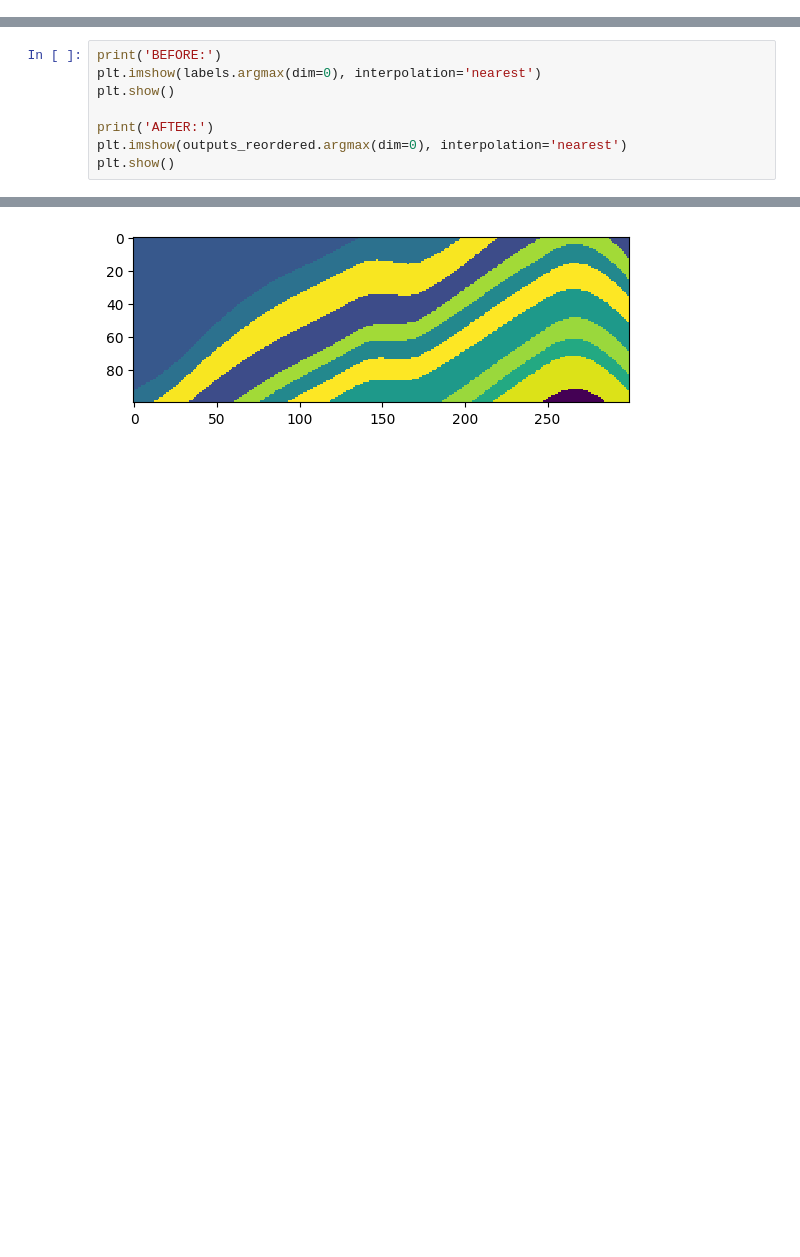
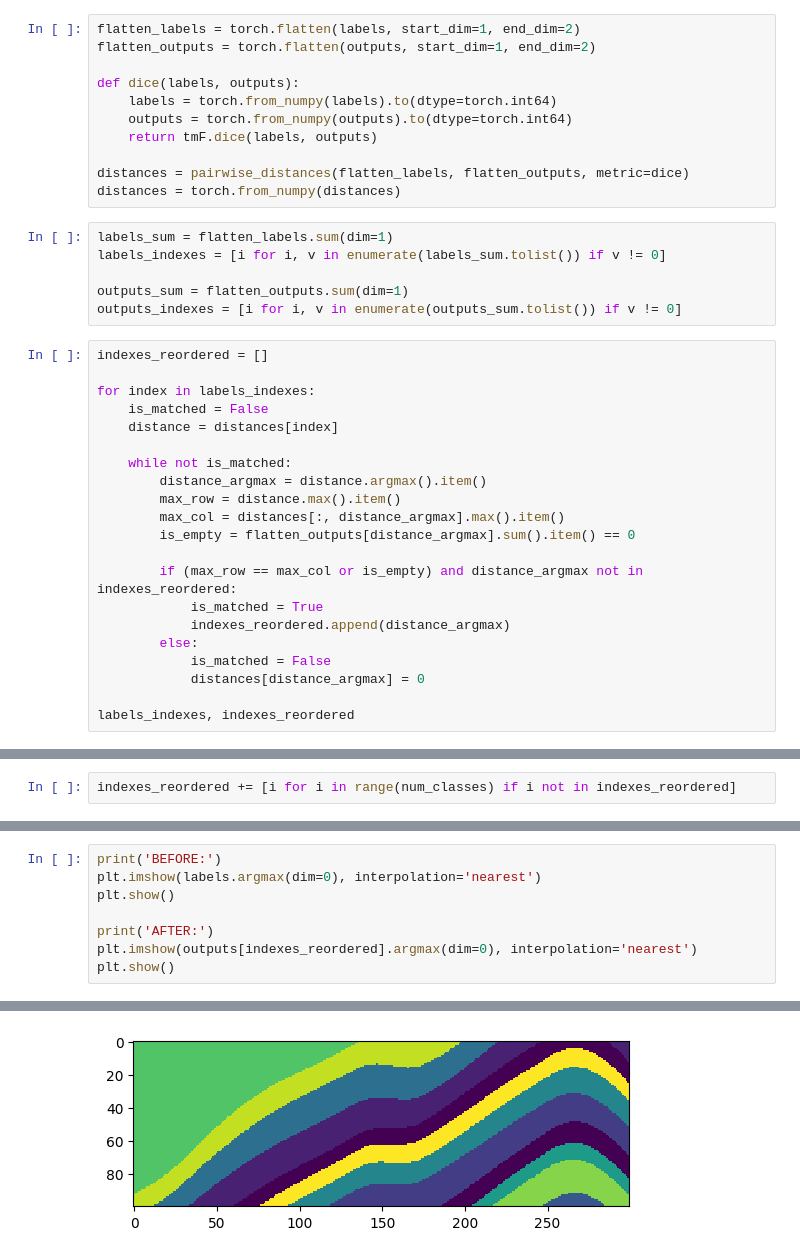
Before and after one commit to association-rosia/segmenting-subsurface, a Jupyter notebook: notebooks/3.0-lre-bur-model.ipynb, the cells around one changed output, grey strips where cells are left out. Saved outputs shown, nothing was run; the diff lists cells and outputs as text; blank space fills up the shorter version.

Commit message:
dry: true

```diff
--- a/notebooks/3.0-lre-bur-model.ipynb
+++ b/notebooks/3.0-lre-bur-model.ipynb
@@ -108,0 +70,38 @@ for c in range(outputs_reordered.shape[0]):
+# %%
+flatten_labels = torch.flatten(labels, start_dim=1, end_dim=2)
+flatten_outputs = torch.flatten(outputs, start_dim=1, end_dim=2)
+
+def dice(labels, outputs):
+    labels = torch.from_numpy(labels).to(dtype=torch.int64)
+    outputs = torch.from_numpy(outputs).to(dtype=torch.int64)
+    return tmF.dice(labels, outputs)
+
+distances = pairwise_distances(flatten_labels, flatten_outputs, metric=dice)
+distances = torch.from_numpy(distances)
+# %%
+labels_sum = flatten_labels.sum(dim=1)
+labels_indexes = [i for i, v in enumerate(labels_sum.tolist()) if v != 0]
+
+outputs_sum = flatten_outputs.sum(dim=1)
+outputs_indexes = [i for i, v in enumerate(outputs_sum.tolist()) if v != 0]
+# %%
+indexes_reordered = []
+
+for index in labels_indexes:
+    is_matched = False
+    distance = distances[index]
+
+    while not is_matched:
+        distance_argmax = distance.argmax().item()
+        max_row = distance.max().item()
+        max_col = distances[:, distance_argmax].max().item()
+        is_empty = flatten_outputs[distance_argmax].sum().item() == 0
+
+        if (max_row == max_col or is_empty) and distance_argmax not in indexes_reordered:
+            is_matched = True
+            indexes_reordered.append(distance_argmax)
+        else:
+            is_matched = False
+            distances[distance_argmax] = 0
+
+labels_indexes, indexes_reordered
@@ -108,0 +111,2 @@ for c in range(outputs_reordered.shape[0]):
+# %%
+indexes_reordered += [i for i in range(num_classes) if i not in indexes_reordered]
@@ -112,7 +120,7 @@ plt.imshow(labels.argmax(dim=0), interpolation='nearest')
 plt.show()
 
 print('AFTER:')
-plt.imshow(outputs_reordered.argmax(dim=0), interpolation='nearest')
+plt.imshow(outputs[indexes_reordered].argmax(dim=0), interpolation='nearest')
 plt.show()
 # %% [output]
 BEFORE:
@@ -120,2 +128,2 @@ BEFORE:
 AFTER:
-[figure, old version]
+[figure, new version]
```
Also changed, not shown: parts of 9 cells of this notebook, 3 other files.
